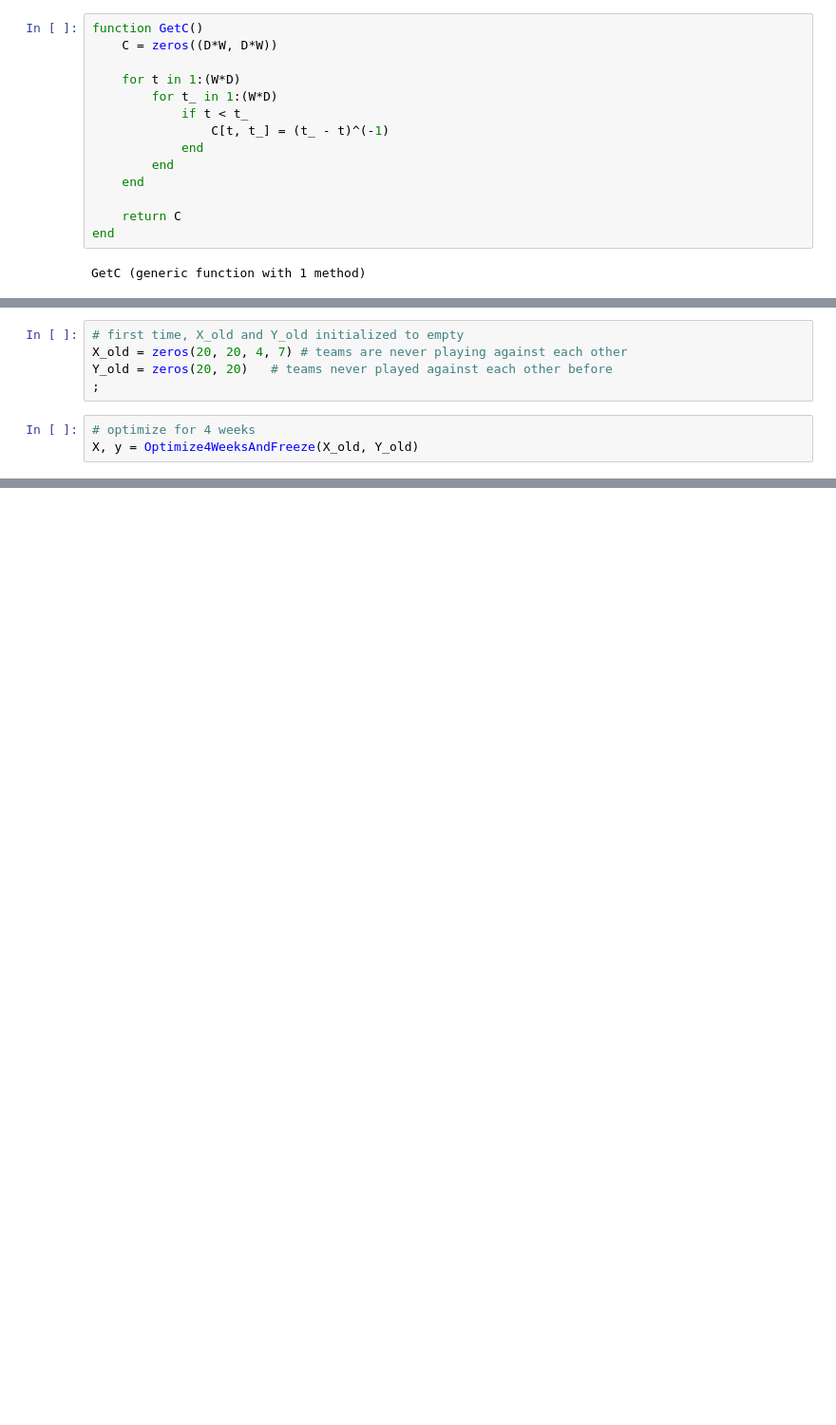
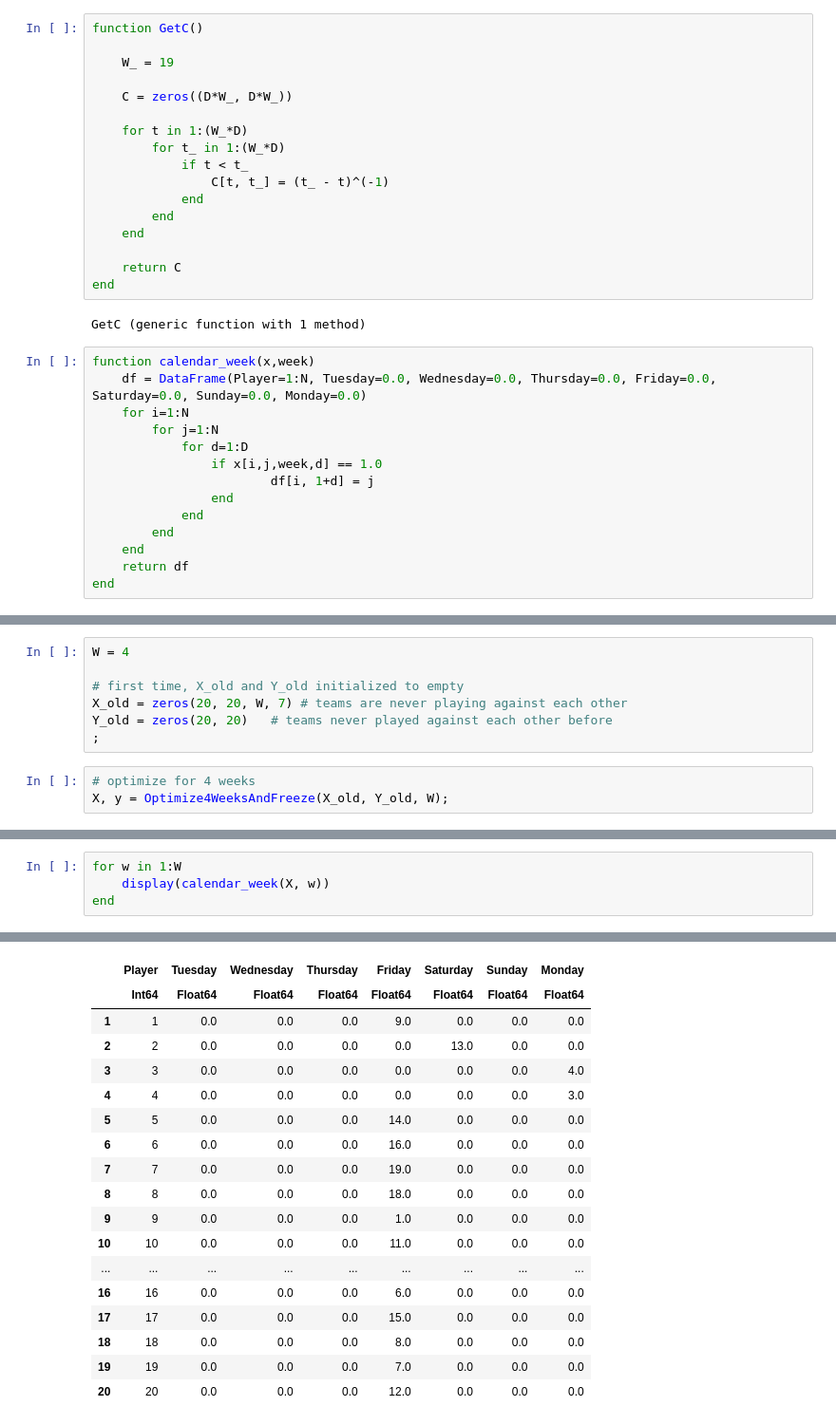
Before and after one commit to azanon00/Soccer_Schedule_Optimization, a Jupyter notebook: Optimize4WeeksForAllTeams_FreezeAndMoveWindow.ipynb, the cells around one changed output, grey strips where cells are left out. Shown at 95% size. Cells and saved outputs as stored; diff of their text form; blank space fills up the shorter version.

Commit message:
4 weeks 20 teams works fine

```diff
--- a/Optimize4WeeksForAllTeams_FreezeAndMoveWindow.ipynb
+++ b/Optimize4WeeksForAllTeams_FreezeAndMoveWindow.ipynb
@@ -10,10 +10,13 @@ W = N-1
 D = 7;
 # %%
 function GetC()
-    C = zeros((D*W, D*W))
 
-    for t in 1:(W*D)
-        for t_ in 1:(W*D)
+    W_ = 19
+
+    C = zeros((D*W_, D*W_))
+
+    for t in 1:(W_*D)
+        for t_ in 1:(W_*D)
             if t < t_
                 C[t, t_] = (t_ - t)^(-1)
             end
@@ -24,3 +27,17 @@ function GetC()
 end
 # %% [output]
 GetC (generic function with 1 method)
+# %%
+function calendar_week(x,week)
+    df = DataFrame(Player=1:N, Tuesday=0.0, Wednesday=0.0, Thursday=0.0, Friday=0.0, Saturday=0.0, Sunday=0.0, Monday=0.0)
+    for i=1:N
+        for j=1:N
+            for d=1:D
+                if x[i,j,week,d] == 1.0
+                        df[i, 1+d] = j
+                end
+            end
+        end
+    end
+    return df
+end
@@ -130,13 +147,15 @@ end
 # %% [output]
 Optimize4WeeksAndFreeze (generic function with 1 method)
 # %%
+W = 4
+
 # first time, X_old and Y_old initialized to empty
-X_old = zeros(20, 20, 4, 7) # teams are never playing against each other
+X_old = zeros(20, 20, W, 7) # teams are never playing against each other
 Y_old = zeros(20, 20)   # teams never played against each other before
 ;
 # %%
 # optimize for 4 weeks
-X, y = Optimize4WeeksAndFreeze(X_old, Y_old)
+X, y = Optimize4WeeksAndFreeze(X_old, Y_old, W);
 # %% [output]
 Set parameter Username
 Academic license - for non-commercial use only - expires 2023-08-17
@@ -158,0 +177,5 @@ User-callback calls 4926, time in user-callback 0.03 sec
+# %%
+for w in 1:W
+    display(calendar_week(X, w))
+end
+# %% [output]
@@ -158,0 +183,18 @@ User-callback calls 4926, time in user-callback 0.03 sec
+|  | Player | Tuesday | Wednesday | Thursday | Friday | Saturday | Sunday | Monday |
+|  | Int64 | Float64 | Float64 | Float64 | Float64 | Float64 | Float64 | Float64 |
+| 1 | 1 | 0.0 | 0.0 | 0.0 | 9.0 | 0.0 | 0.0 | 0.0 |
+| 2 | 2 | 0.0 | 0.0 | 0.0 | 0.0 | 13.0 | 0.0 | 0.0 |
+| 3 | 3 | 0.0 | 0.0 | 0.0 | 0.0 | 0.0 | 0.0 | 4.0 |
+| 4 | 4 | 0.0 | 0.0 | 0.0 | 0.0 | 0.0 | 0.0 | 3.0 |
+| 5 | 5 | 0.0 | 0.0 | 0.0 | 14.0 | 0.0 | 0.0 | 0.0 |
+| 6 | 6 | 0.0 | 0.0 | 0.0 | 16.0 | 0.0 | 0.0 | 0.0 |
+| 7 | 7 | 0.0 | 0.0 | 0.0 | 19.0 | 0.0 | 0.0 | 0.0 |
+| 8 | 8 | 0.0 | 0.0 | 0.0 | 18.0 | 0.0 | 0.0 | 0.0 |
+| 9 | 9 | 0.0 | 0.0 | 0.0 | 1.0 | 0.0 | 0.0 | 0.0 |
+| 10 | 10 | 0.0 | 0.0 | 0.0 | 11.0 | 0.0 | 0.0 | 0.0 |
+| ... | ... | ... | ... | ... | ... | ... | ... | ... |
+| 16 | 16 | 0.0 | 0.0 | 0.0 | 6.0 | 0.0 | 0.0 | 0.0 |
+| 17 | 17 | 0.0 | 0.0 | 0.0 | 15.0 | 0.0 | 0.0 | 0.0 |
+| 18 | 18 | 0.0 | 0.0 | 0.0 | 8.0 | 0.0 | 0.0 | 0.0 |
+| 19 | 19 | 0.0 | 0.0 | 0.0 | 7.0 | 0.0 | 0.0 | 0.0 |
+| 20 | 20 | 0.0 | 0.0 | 0.0 | 12.0 | 0.0 | 0.0 | 0.0 |
```
Also changed, not shown: parts of 6 cells of this notebook.
